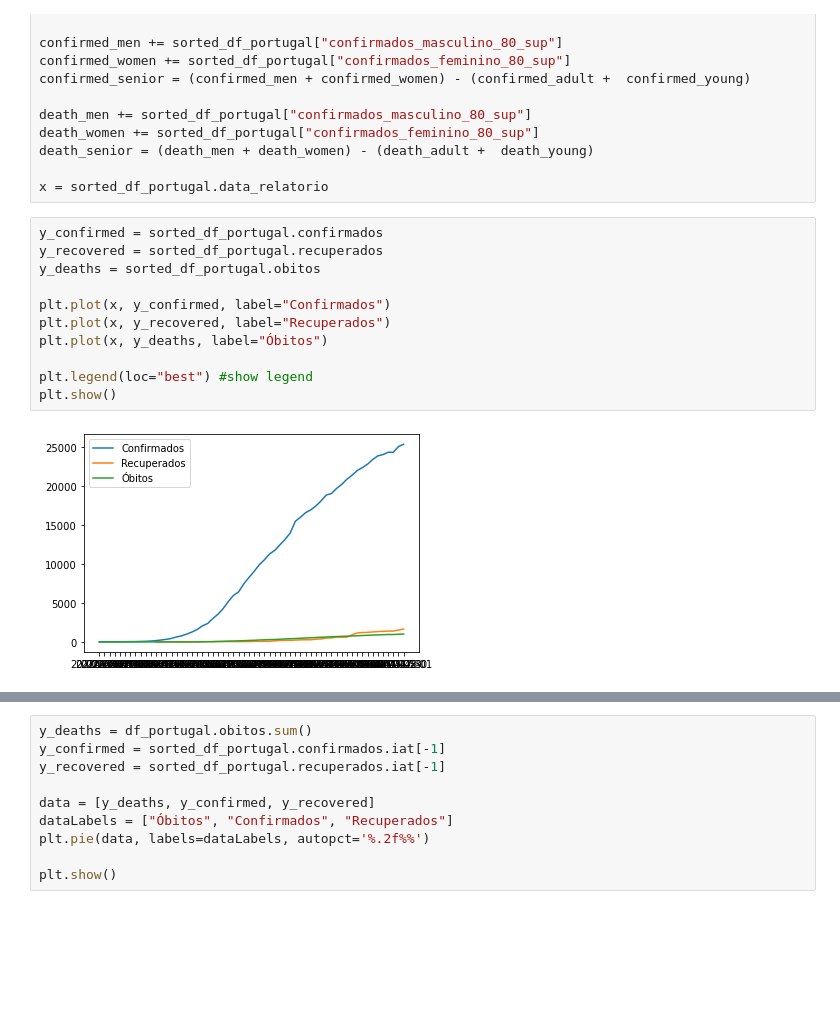
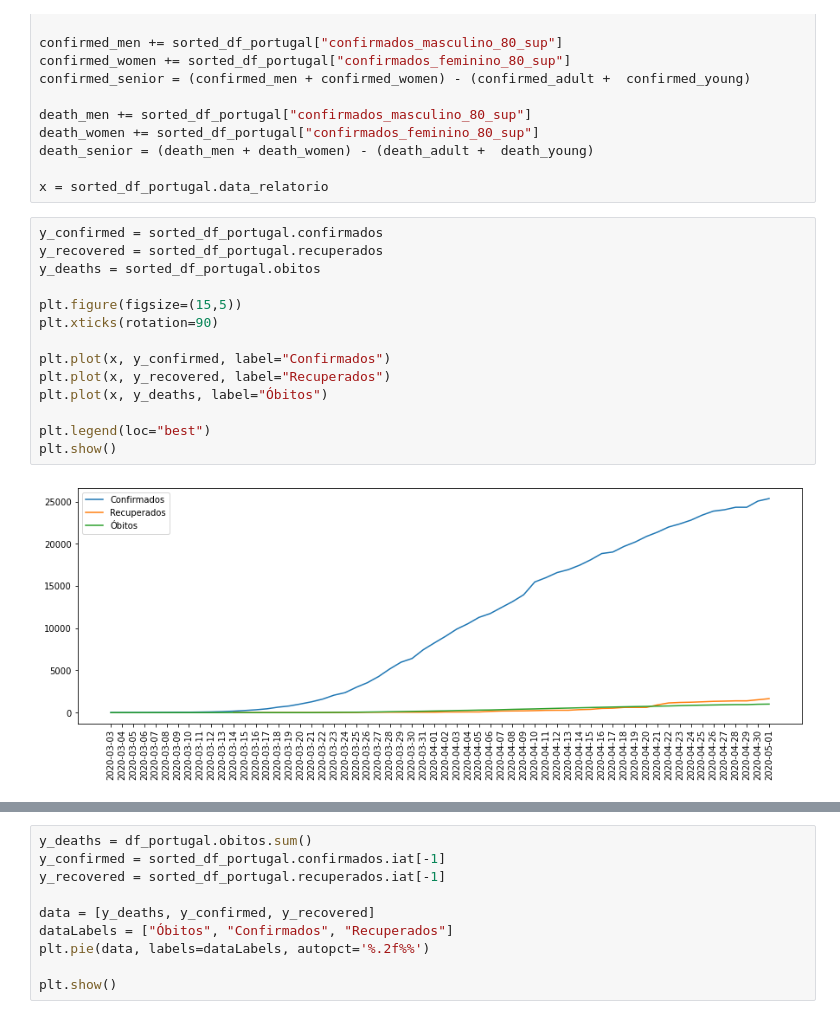
Before and after one commit to andretiagogr/TA-cartografia-COVID-19, a Jupyter notebook: jupyter com Pandas e QGIS.ipynb, the cells around one changed output, grey strips where cells are left out. Drawn from its saved outputs; the diff is of its cells as text; blank space fills up the shorter version.

```diff
--- a/jupyter com Pandas e QGIS.ipynb
+++ b/jupyter com Pandas e QGIS.ipynb
@@ -57,14 +58,17 @@ x = sorted_df_portugal.data_relatorio
 # %%
 y_confirmed = sorted_df_portugal.confirmados
 y_recovered = sorted_df_portugal.recuperados
 y_deaths = sorted_df_portugal.obitos
 
+plt.figure(figsize=(15,5))
+plt.xticks(rotation=90)
+
 plt.plot(x, y_confirmed, label="Confirmados")
 plt.plot(x, y_recovered, label="Recuperados")
 plt.plot(x, y_deaths, label="Óbitos")
 
-plt.legend(loc="best") #show legend
+plt.legend(loc="best")
 plt.show()
 # %% [output]
-[figure, old version]
+[figure, new version]
 # %%
```
Also changed, not shown: parts of 27 cells of this notebook, 1 other file.
